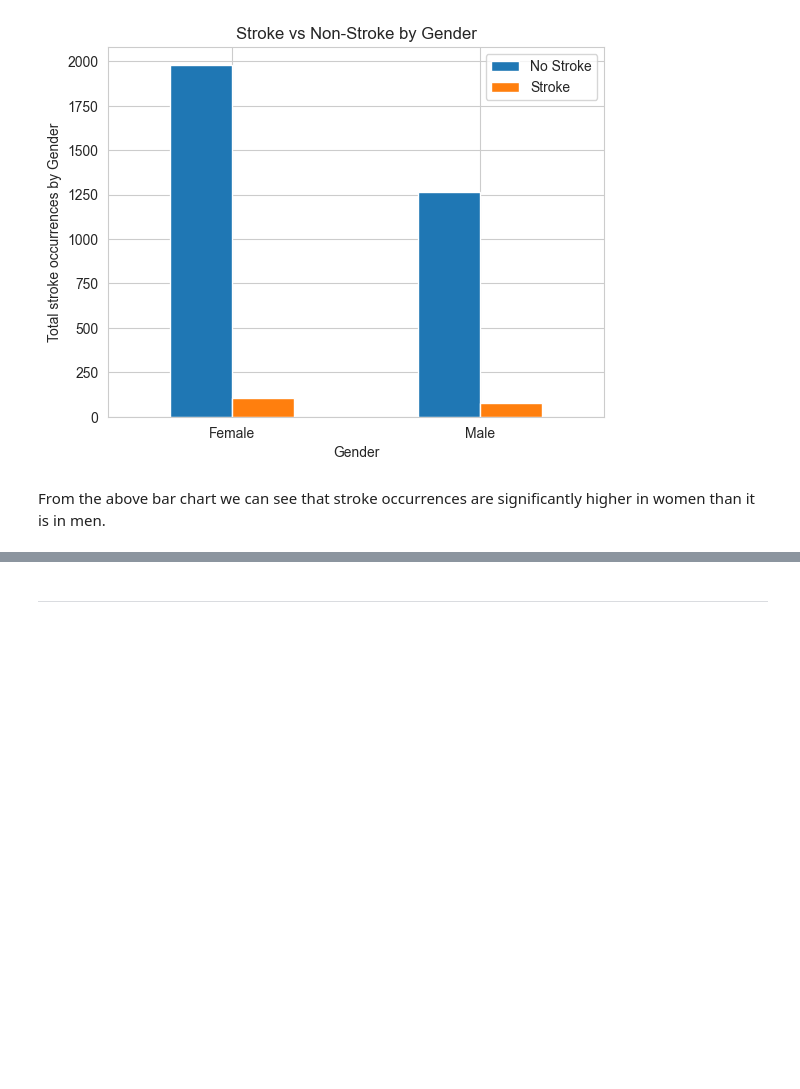
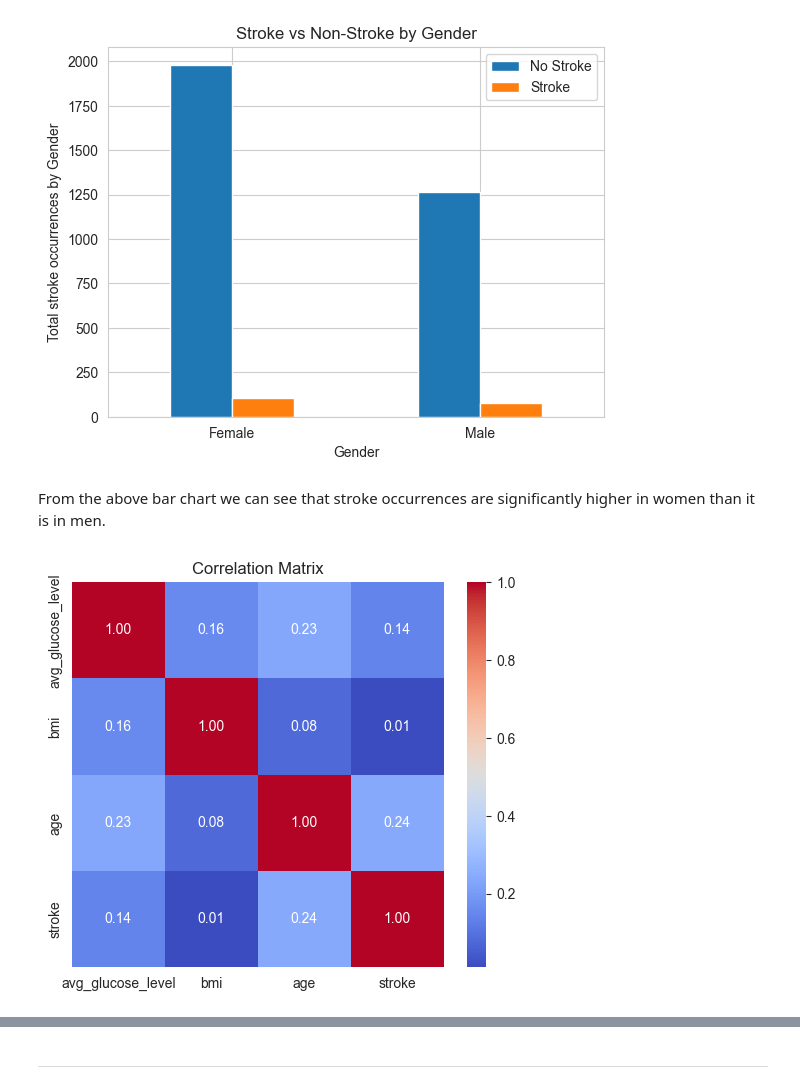
Before and after one commit to naqashb7/stroke_prediction_app, a Jupyter notebook: jupyter_notebooks/EDA.ipynb, the cells around one changed output, grey strips where cells are left out. Saved outputs shown, nothing was run; the diff lists cells and outputs as text; code cells hidden in the pictures; blank space fills up the shorter version.

```diff
--- a/jupyter_notebooks/EDA.ipynb
+++ b/jupyter_notebooks/EDA.ipynb
@@ -109,3 +109,16 @@ plt.show()
 [figure]
 # %% [markdown]
 From the above bar chart we can see that stroke occurrences are significantly higher in women than it is in men.
+# %%
+plt.figure(figsize=(6,5))
+corr = clean_stroke_data_df[['avg_glucose_level', 'bmi', 'age'] + ['stroke']].corr()
+sns.heatmap(
+    corr,
+    annot=True,
+    cmap="coolwarm",
+    fmt=".2f"
+)
+plt.title("Correlation Matrix")
+plt.show()
+# %% [output]
+[figure, added]
```
Also changed, not shown: parts of 7 cells of this notebook.
